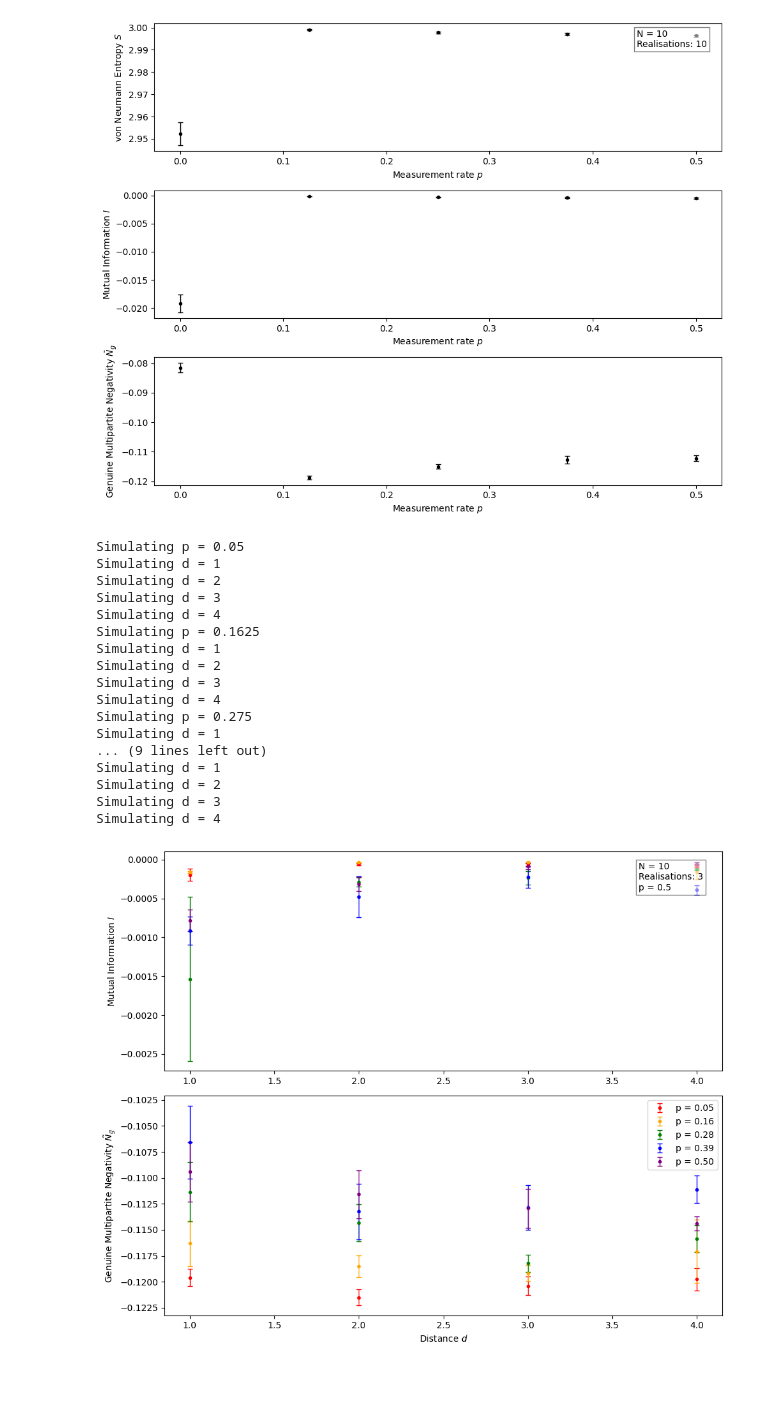
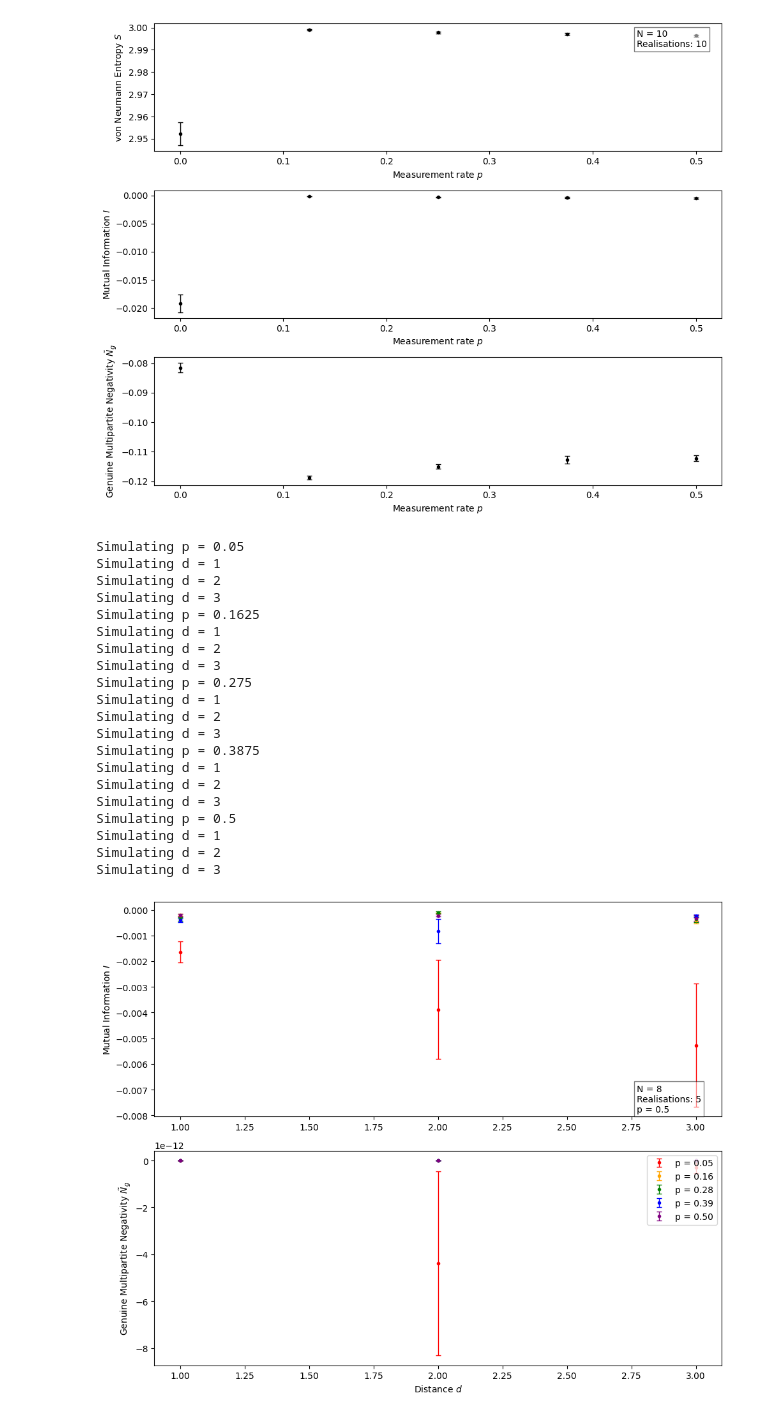
Before and after one commit to amarce4/mipt, a Jupyter notebook: python/mipt.ipynb, the cells around one changed output. Cells and saved outputs as stored; diff of their text form; code cells hidden in the pictures; blank space fills up the shorter version.

```diff
--- a/python/mipt.ipynb
+++ b/python/mipt.ipynb
@@ -370,17 +370,17 @@ Simulating p = 0.5
 # %%
 from mipt import *
 
-n = 10
+n = 8
 depth = 2*n
 ps = np.linspace(0.05, 0.5, 5)
-realisations = 3
+realisations = 5
 
 mi_list, mi_std_list, gmn_list, gmn_std_list = [], [], [], []
 
 for p in ps:
         print("Simulating p =", p)
         d_values, ents, ent_stds, mis, mi_stds, gmns, gmn_stds = run_1d_distance_scan(
-                n, depth, p, realisations, d_min=1, d_max=4, use_gpu=False)
+                n, depth, p, realisations, d_min=1, d_max=3, use_gpu=False)
 
         mi_list.append(mis)
         mi_std_list.append(mi_stds)
@@ -391,36 +391,39 @@ for p in ps:
 
 fig, [ax1, ax2] = plt.subplots(2, 1, figsize=(10, 8))
 
 props = dict(boxstyle='square', facecolor='white', alpha=0.5)
 ax1.text(0.85, 0.15, f"N = {n}\nRealisations: {realisations}\np = {p}", transform=ax1.transAxes, fontsize=10,
         verticalalignment='top', bbox=props)
 
 colors = ["red", "orange", "green", "blue", "purple"]
 for i in range(len(ps)):
         ax1.errorbar(d_values, mi_list[i], yerr=mi_std_list[i], fmt='.', color=colors[i], ecolor=colors[i], capsize=3, elinewidth=1)
         ax2.errorbar(d_values, gmn_list[i], yerr=gmn_std_list[i], fmt='.', color=colors[i], ecolor=colors[i], capsize=3, elinewidth=1, label= f"p = {ps[i]:.2f}")
 # ax3.hlines(0, d_values[0], d_values[-1], colors='black', linestyles='dashed')
 ax2.set_xlabel('Distance $d$')
 ax1.set_ylabel('Mutual Information $I$')
 ax2.set_ylabel(r'Genuine Multipartite Negativity $\tilde{N}_g$')
 ax2.legend(loc='upper right')
 plt.tight_layout()
 # %% [output]
 Simulating p = 0.05
 Simulating d = 1
 Simulating d = 2
 Simulating d = 3
-Simulating d = 4
 Simulating p = 0.1625
 Simulating d = 1
 Simulating d = 2
 Simulating d = 3
-Simulating d = 4
 Simulating p = 0.275
-Simulating d = 1
-... (9 lines left out)
 Simulating d = 1
 Simulating d = 2
 Simulating d = 3
-Simulating d = 4
+Simulating p = 0.3875
+Simulating d = 1
+Simulating d = 2
+Simulating d = 3
+Simulating p = 0.5
+Simulating d = 1
+Simulating d = 2
+Simulating d = 3
-[figure, old version]
+[figure, new version]
```
Also changed, not shown: parts of 1 cell of this notebook, 4 other files.
